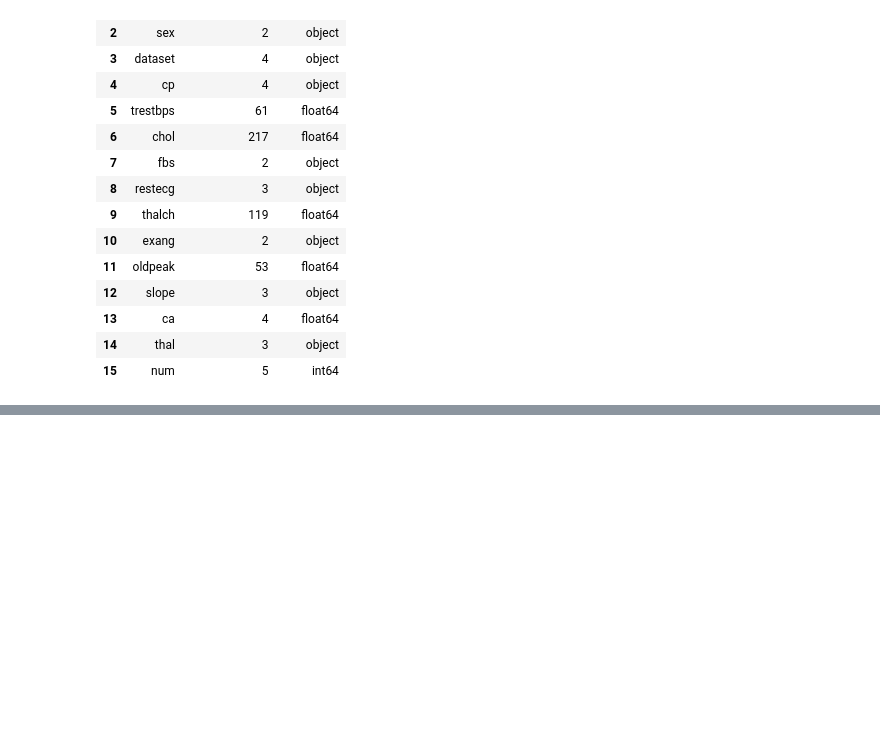
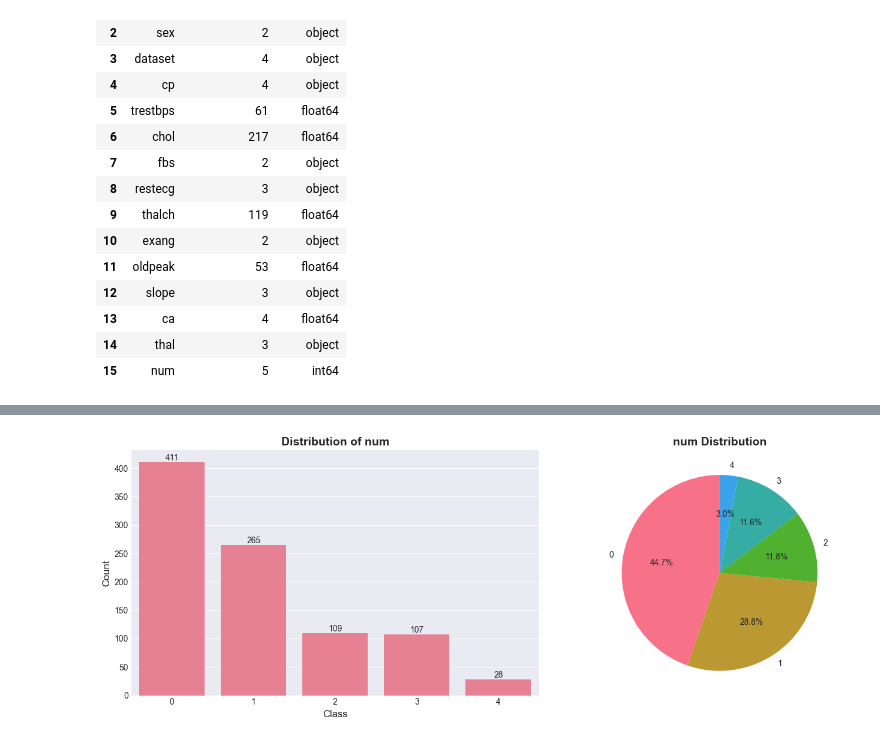
Before and after one commit to KAIKAI240307/Hear-Disease-explainable, a Jupyter notebook: notebooks/1_eda.ipynb, the cells around one changed output, grey strips where cells are left out. Cells and saved outputs as stored; diff of their text form; code cells hidden in the pictures; blank space fills up the shorter version.

```diff
--- a/notebooks/1_eda.ipynb
+++ b/notebooks/1_eda.ipynb
@@ -154,0 +157,9 @@ display(unique_count)
+# %%
+# identifikasi target varabel
+target_col = 'target' if 'target' in df.columns else 'output' if 'output' in df.columns else df.columns[-1]
+
+print(f"target variabel : '{target_col}'")
+print(f"target distribusi :")
+print(df[target_col].value_counts())
+print(f"\ntarget distribusi (%)")
+print(df[target_col].value_counts(normalize=True) * 100)
@@ -154,0 +185,21 @@ display(unique_count)
+# %%
+fig, axes = plt.subplots(1, 2, figsize = (14, 5))
+
+sns.countplot(data=df, x=target_col, ax=axes[0])
+axes[0].set_title(f'Distribution of {target_col}', fontsize=14, fontweight='bold')
+axes[0].set_xlabel('Class', fontsize=12)
+axes[0].set_ylabel('Count', fontsize=12)
+
+for container in axes[0].containers:
+    axes[0].bar_label(container)
+
+# Pie chart
+target_counts = df[target_col].value_counts()
+axes[1].pie(target_counts, labels=target_counts.index, autopct='%1.1f%%', startangle=90)
+axes[1].set_title(f'{target_col} Distribution', fontsize=14, fontweight='bold')
+
+plt.tight_layout()
+plt.savefig('../reports/figures/target_distribution.png', dpi=300, bbox_inches='tight')
+plt.show()
+# %% [output]
+[figure, added]
```
Also changed, not shown: parts of 21 cells of this notebook, 8 other files.
